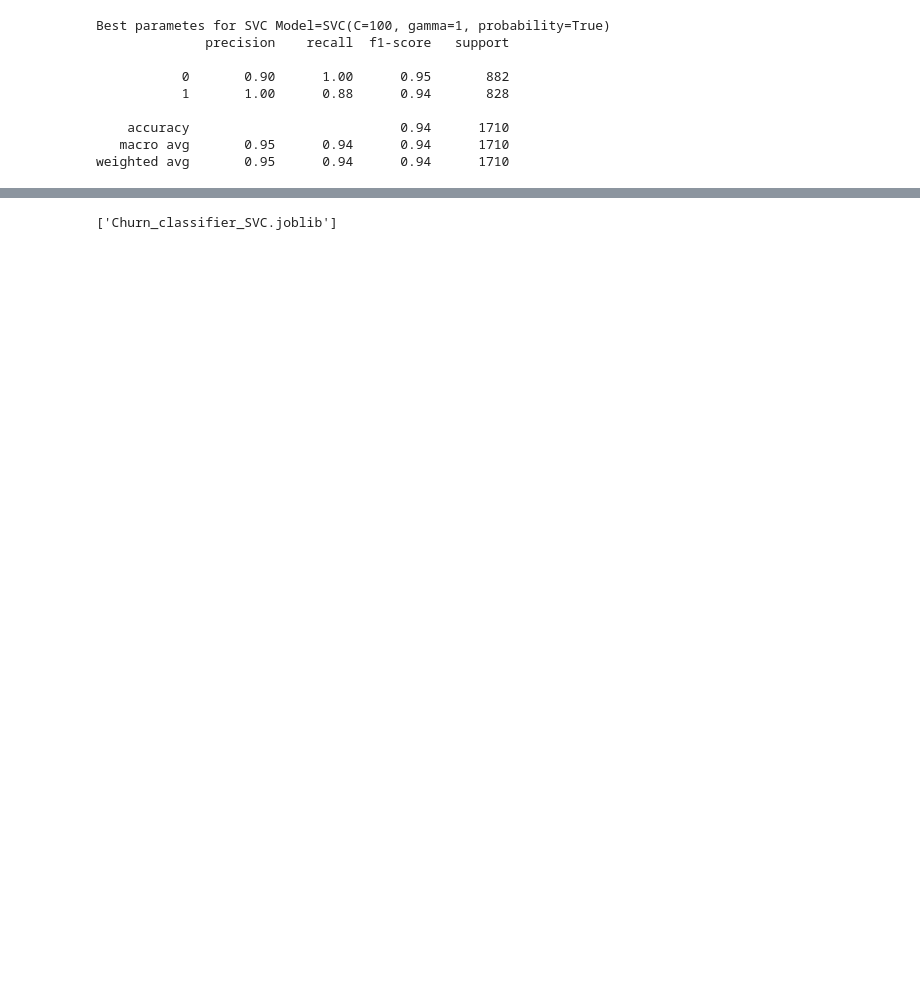
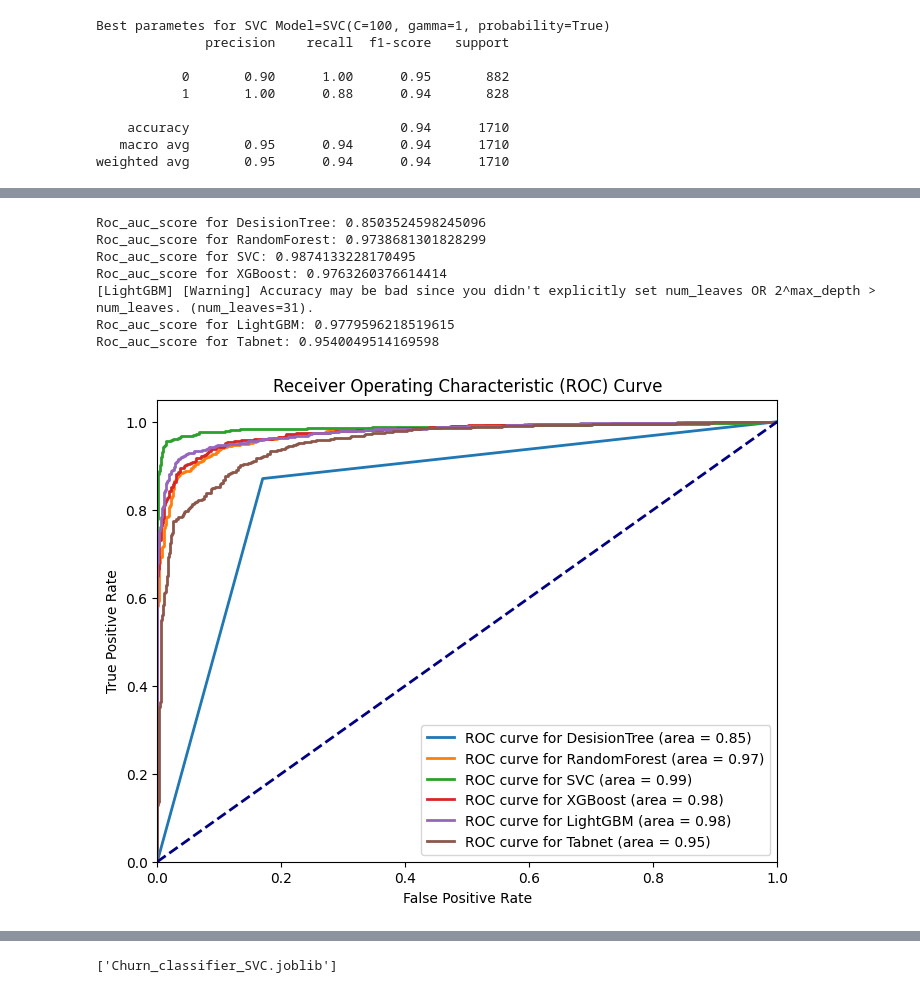
Before and after one commit to J-Abdullah/Customer-Churn-prediction, a Jupyter notebook: Customer_Churn.ipynb, the cells around one changed output, grey strips where cells are left out. Saved outputs shown, nothing was run; the diff lists cells and outputs as text; code cells hidden in the pictures; blank space fills up the shorter version.

```diff
--- a/Customer_Churn.ipynb
+++ b/Customer_Churn.ipynb
@@ -362,4 +441,43 @@ Roc_auc_score:0.987414692124837
 [figure]
+# %%
+#ROC Curve for all the models
+plt.figure(figsize=(8, 6))
+
+# Iterate over models
+for model_name, model in best_model.items():
+    if model_name!='Tabnet':
+        y_prob = model.predict_proba(X_test)[:,1]
+        fpr, tpr, thresholds = roc_curve(y_test, y_prob)
+    else:
+        y_prob = model.predict_proba(X_test.values)[:,1]  # Select only the probabilities for the positive class
+        fpr, tpr, thresholds = roc_curve(y_test.values, y_prob)
+
+    # Calculate the AUC (Area Under the Curve)
+    roc_auc = auc(fpr, tpr)
+    print(f"Roc_auc_score for {model_name}: {roc_auc_score(y_test, y_prob)}")
+
+    # Plot the ROC curve
+    plt.plot(fpr, tpr, lw=2, label=f'ROC curve for {model_name} (area = {roc_auc:.2f})')
+
+# Plot the random guess line
+plt.plot([0, 1], [0, 1], color='navy', lw=2, linestyle='--')
+
+plt.xlim([0.0, 1.0])
+plt.ylim([0.0, 1.05])
+plt.xlabel('False Positive Rate')
+plt.ylabel('True Positive Rate')
+plt.title('Receiver Operating Characteristic (ROC) Curve')
+plt.legend(loc="lower right")
+plt.show()
+# %% [output]
+Roc_auc_score for DesisionTree: 0.8503524598245096
+Roc_auc_score for RandomForest: 0.9738681301828299
+Roc_auc_score for SVC: 0.9874133228170495
+Roc_auc_score for XGBoost: 0.9763260376614414
+[LightGBM] [Warning] Accuracy may be bad since you didn't explicitly set num_leaves OR 2^max_depth > num_leaves. (num_leaves=31).
+Roc_auc_score for LightGBM: 0.9779596218519615
+Roc_auc_score for Tabnet: 0.9540049514169598
+[figure, added]
 # %%
 #checking the feature importance using Random Forest
 importance=best_model['RandomForest'].feature_importances_
```
Also changed, not shown: parts of 9 cells of this notebook.
